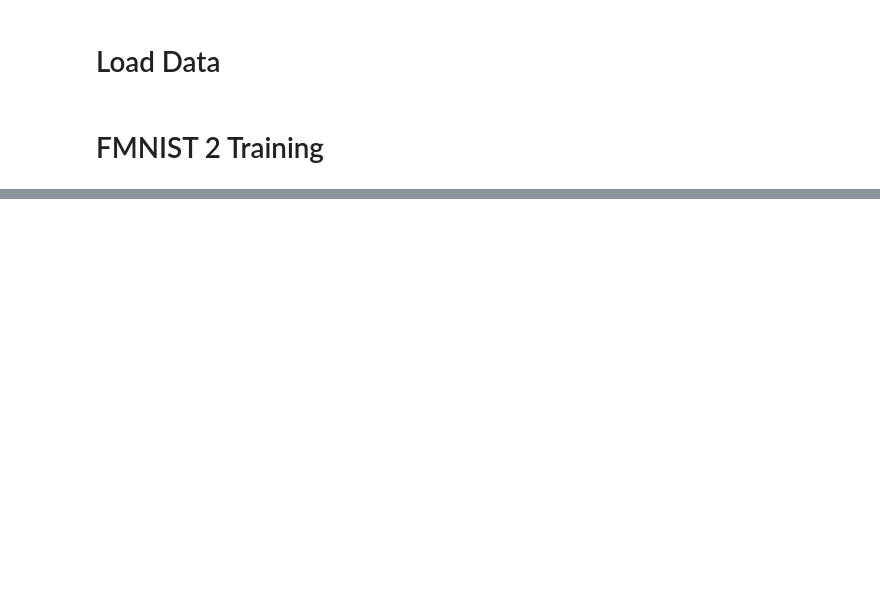
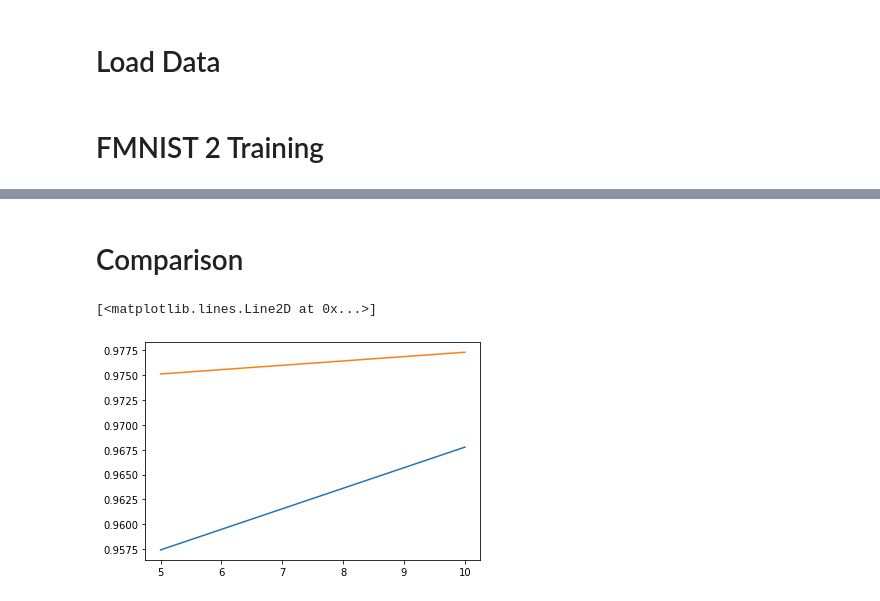
Before and after one commit to akshatgoel92/torch-visualize, a Jupyter notebook: src/3.5.ipynb, the cells around one changed output, grey strips where cells are left out. Drawn from its saved outputs; the diff is of its cells as text; code cells hidden in the pictures; blank space fills up the shorter version.

```diff
--- a/src/3.5.ipynb
+++ b/src/3.5.ipynb
@@ -225,11 +246,8 @@ y_train1 = le1.transform(y_train1)
 y_val1 = le1.transform(y_val1)
 y_test1 = le1.transform(y_test1)
 # %%
-train_data1 = Dataset(X_train1, y_train1)
-train_generator1 = torch.utils.data.DataLoader(train_data1, **dataloader_params)
-
-X_train1 = torch.from_numpy(X_train1).type(torch.FloatTensor).to(device)
-y_train1 = torch.Tensor(y_train1).type(torch.LongTensor).to(device)
+X_train1 = torch.from_numpy(X_train1).type(torch.FloatTensor)
+y_train1 = torch.Tensor(y_train1).type(torch.LongTensor)
 
 X_val1 = torch.from_numpy(X_val1).type(torch.FloatTensor).to(device)
 y_val1 = torch.Tensor(y_val1).type(torch.LongTensor).to(device)
@@ -245,28 +256,0 @@ optimizer = torch.optim.Adam(net.parameters())
-# %%
-history = {
-    'acc': [],
-    'loss': [],
-    'val_acc': [],
-    'val_loss': []
-}
-
-for epoch in tqdm(range(100)):
-    for i, data in enumerate(train_generator1):
-        inputs, labels = data
-        inputs = inputs.type(torch.FloatTensor).to(device)
-        labels =  labels.type(torch.LongTensor).to(device)
-
-        optimizer.zero_grad()
-
-        outputs = net.forward(inputs)
-        loss = loss_fn(outputs, labels)
-        loss.backward()
-        optimizer.step()
-
-    acc, loss = predict(X_val1, y_val1, net, loss_fn)
-    history['val_acc'].append(acc)
-    history['val_loss'].append(loss)
-
-    acc, loss = predict(X_train1, y_train1, net, loss_fn)
-    history['acc'].append(acc)
-    history['loss'].append(loss)
@@ -293,0 +309,3 @@ plt.show()
+# %%
+path = 'models/checkpoints/3.4_tuning_1'.format(num)
+state_dict = torch.load(path)
@@ -293,0 +369,11 @@ plt.show()
+# %% [markdown]
+# Comparison
+# %%
+random_training_accuracies = np.load('random_train_accuracies.npy')
+random_val_accuracies = np.load('random_val_accuracies.npy')
+# %%
+plt.plot([5, 10], random_val_accuracies)
+plt.plot([5, 10], val_accuracies)
+# %% [output]
+[<matplotlib.lines.Line2D at 0x...>]
+[figure, added]
```
Also changed, not shown: parts of 19 cells of this notebook.
